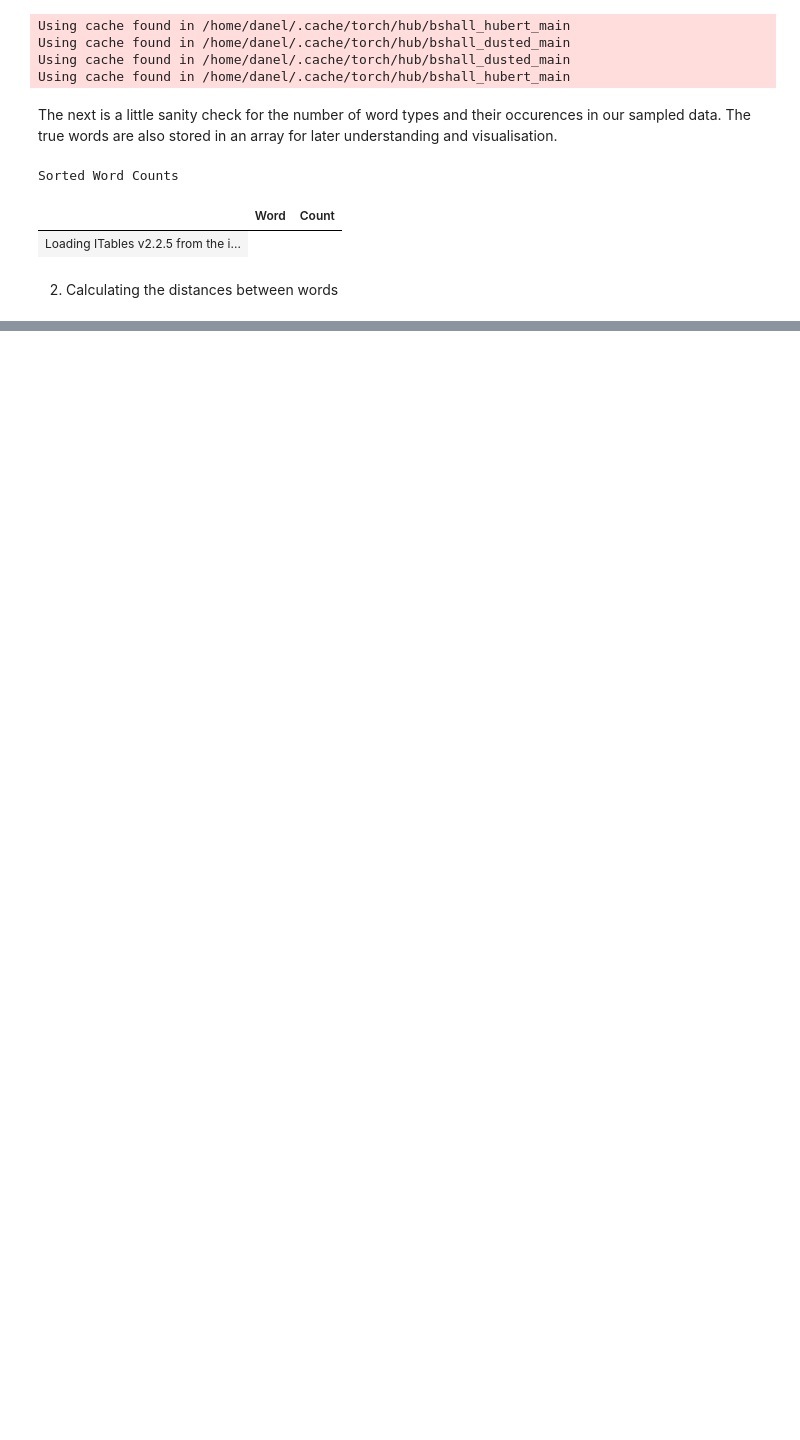
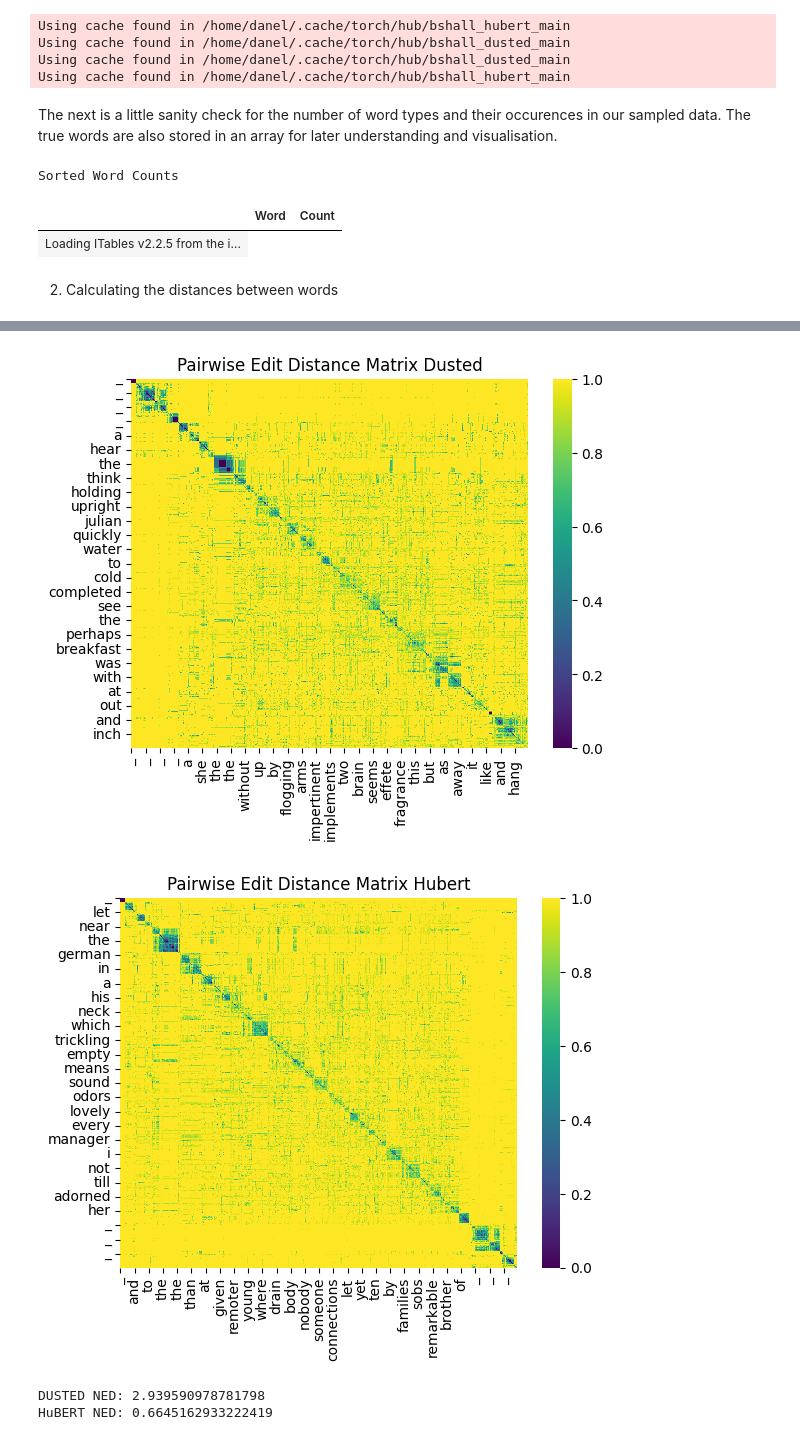
Before and after one commit to adendorffy/acoustic-units, a Jupyter notebook: demo.ipynb, the cells around one changed output, grey strips where cells are left out. Drawn from its saved outputs; the diff is of its cells as text; code cells hidden in the pictures; blank space fills up the shorter version.

```diff
--- a/demo.ipynb
+++ b/demo.ipynb
@@ -260,0 +394,21 @@ was was
+# %%
+from collections import Counter
+import pandas as pd
+import ace_tools_open as tools
+
+num_words = len(hubert_words)
+true_words = []
+
+for w in range(num_words):
+
+    if not isinstance(hubert_words[w].true_word, str):
+        true_words.append("_")
+    else:
+        true_words.append(hubert_words[w].true_word)
+
+
+counts = Counter(true_words)
+
+word_counts_df = pd.DataFrame(counts.items(), columns=["Word", "Count"])
+word_counts_df = word_counts_df.sort_values(by="Count", ascending=False)
+tools.display_dataframe_to_user(name="Sorted Word Counts", dataframe=word_counts_df)
@@ -260,0 +421,11 @@ was was
+# %%
+from distance import calculate_distance
+
+# Need to specify where the dist matrices are stored -> could maybe look at a different naming convention
+out_dir_dusted = Path(f"output/dusted/{sample_size}")
+out_dir_hubert = Path(f"output/hubert/{sample_size}")
+
+# If calculate_distance is called with only the words, it does not save the matrices
+dist_mat_dusted = calculate_distance(dusted_words, out_dir_dusted)
+print()
+dist_mat_hubert = calculate_distance(hubert_words, out_dir_hubert)
@@ -260,0 +443,9 @@ was was
+# %%
+from eval import pairwise_edit_dist_mat
+
+# Visualise the distances
+pairwise_edit_dist_mat(dist_mat_dusted, "Pairwise Edit Distance Matrix Dusted", true_words)
+pairwise_edit_dist_mat(dist_mat_hubert, "Pairwise Edit Distance Matrix Hubert", true_words)
+# %% [output]
+[figure, added]
+[figure, added]
@@ -260,0 +462,12 @@ was was
+# %%
+from eval import ned
+
+# Compute the ned for my dusted and hubert clusters - atm my NED is computed only using clusters with > 1 words
+ned_dusted = ned(dust_word_clusters, print_inpure=False)
+ned_hubert = ned(hub_word_clusters, print_inpure=False)
+
+print(f"DUSTED NED: {ned_dusted}")
+print(f"HuBERT NED: {ned_hubert}")
+# %% [output]
+DUSTED NED: 2.939590978781798
+HuBERT NED: 0.6645162933222419
```
Also changed, not shown: parts of 30 cells of this notebook, 9 other files.
